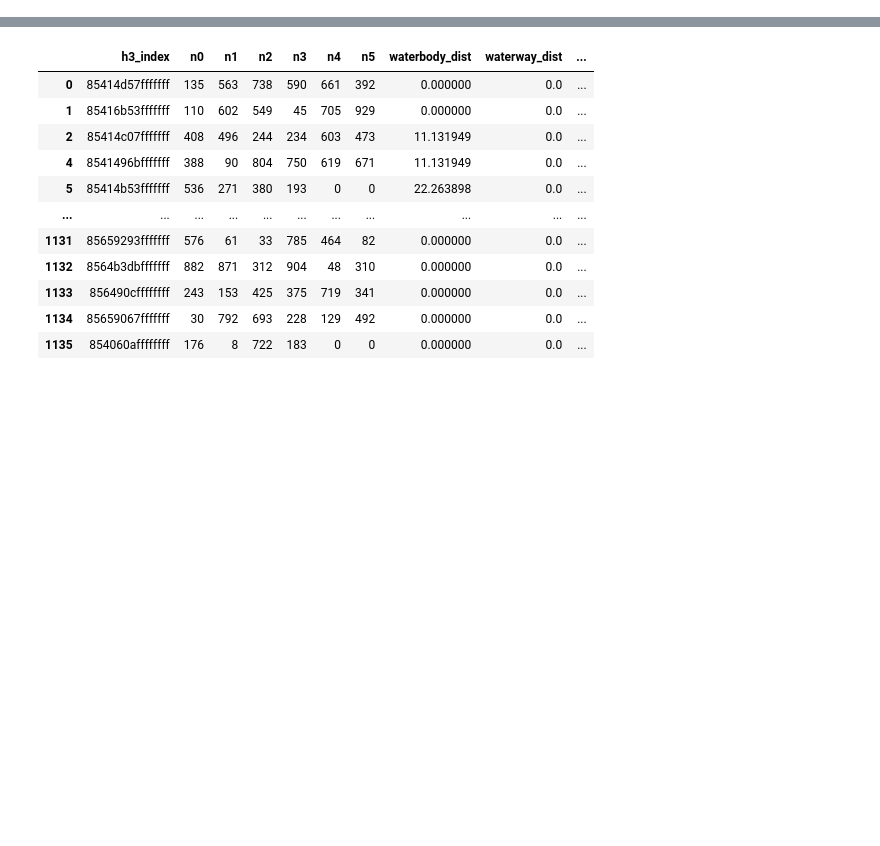
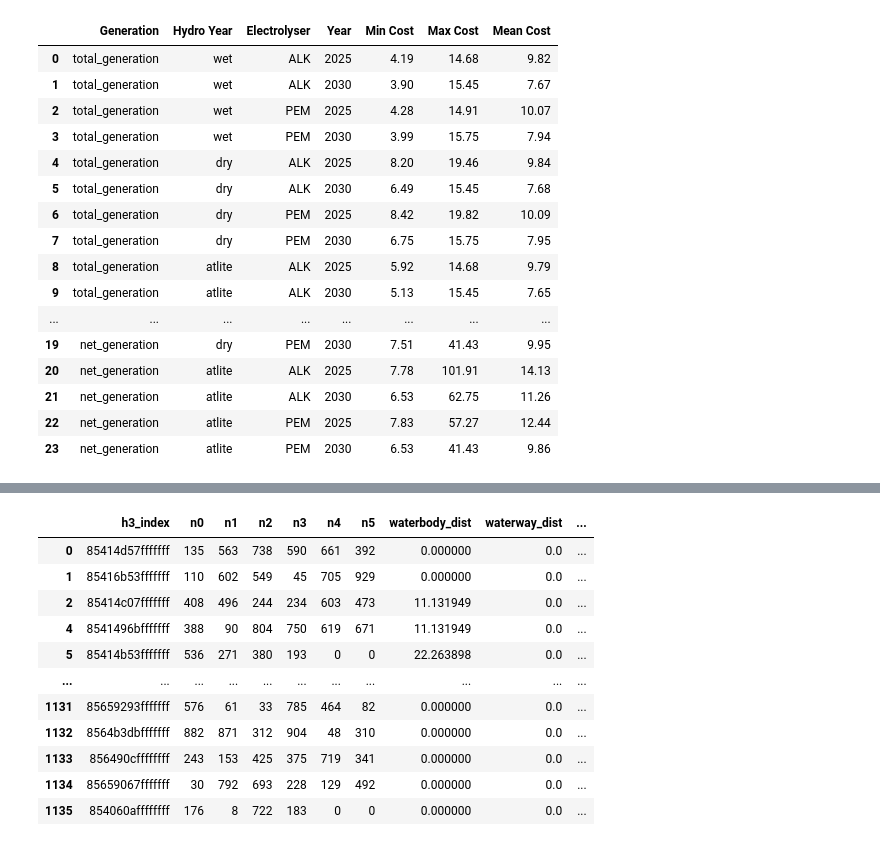
Before and after one commit to lukasschirren/GeoH2-Laos, a Jupyter notebook: 4visualisation.ipynb, the cells around one changed output, grey strips where cells are left out. Drawn from its saved outputs; the diff is of its cells as text; code cells hidden in the pictures; blank space fills up the shorter version.

```diff
--- a/4visualisation.ipynb
+++ b/4visualisation.ipynb
@@ -7,3 +7,61 @@ import numpy as np
 import plotly.graph_objects as go
 import os
 from matplotlib.font_manager import FontProperties
+# %%
+
+def create_cost_summary():
+    summary_data = []
+
+    for gen in ["total_generation", "net_generation"]:
+        for hydro in ["wet", "dry", "atlite"]:
+            for elec in ["ALK", "PEM"]:
+                for year in ["25", "30"]:
+                    try:
+                        path = f'Resources/{gen}/Scenario_{hydro}_{elec}_{year}/hex_cost_components.geojson'
+                        data = gpd.read_file(path)
+                        cost_data = data['Vientiane trucking production cost']
+
+                        summary_data.append({
+                            'Generation': gen,
+                            'Hydro Year': hydro,
+                            'Electrolyser': elec,
+                            'Year': f"20{year}",
+                            'Min Cost': cost_data.min(),
+                            'Max Cost': cost_data.max(),
+                            'Mean Cost': cost_data.mean()
+                        })
+                    except Exception as e:
+                        print(f"Could not process {path}: {e}")
+                        continue
+
+    df = pd.DataFrame(summary_data)
+    df = df.round(2)
+
+    # Save to CSV
+    os.makedirs('Results', exist_ok=True)
+    output_path = 'Results/cost_summary.csv'
+    df.to_csv(output_path, index=False)
+
+    return df
+
+# Create and display summary
+summary_df = create_cost_summary()
+display(summary_df)
+# %% [output]
+|  | Generation | Hydro Year | Electrolyser | Year | Min Cost | Max Cost | Mean Cost |
+| 0 | total_generation | wet | ALK | 2025 | 4.19 | 14.68 | 9.82 |
+| 1 | total_generation | wet | ALK | 2030 | 3.90 | 15.45 | 7.67 |
+| 2 | total_generation | wet | PEM | 2025 | 4.28 | 14.91 | 10.07 |
+| 3 | total_generation | wet | PEM | 2030 | 3.99 | 15.75 | 7.94 |
+| 4 | total_generation | dry | ALK | 2025 | 8.20 | 19.46 | 9.84 |
+| 5 | total_generation | dry | ALK | 2030 | 6.49 | 15.45 | 7.68 |
+| 6 | total_generation | dry | PEM | 2025 | 8.42 | 19.82 | 10.09 |
+| 7 | total_generation | dry | PEM | 2030 | 6.75 | 15.75 | 7.95 |
+| 8 | total_generation | atlite | ALK | 2025 | 5.92 | 14.68 | 9.79 |
+| 9 | total_generation | atlite | ALK | 2030 | 5.13 | 15.45 | 7.65 |
+| ... | ... | ... | ... | ... | ... | ... | ... |
+| 19 | net_generation | dry | PEM | 2030 | 7.51 | 41.43 | 9.95 |
+| 20 | net_generation | atlite | ALK | 2025 | 7.78 | 101.91 | 14.13 |
+| 21 | net_generation | atlite | ALK | 2030 | 6.53 | 62.75 | 11.26 |
+| 22 | net_generation | atlite | PEM | 2025 | 7.83 | 57.27 | 12.44 |
+| 23 | net_generation | atlite | PEM | 2030 | 6.53 | 41.43 | 9.86 |
```
Also changed, not shown: parts of 3 cells of this notebook, 1 other file.
